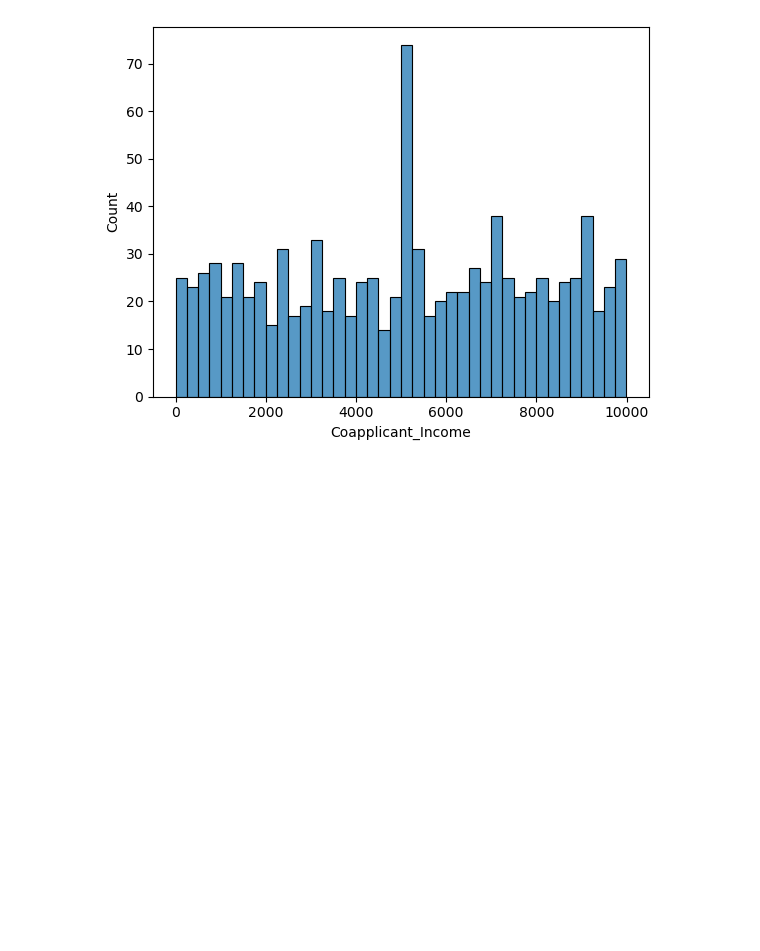
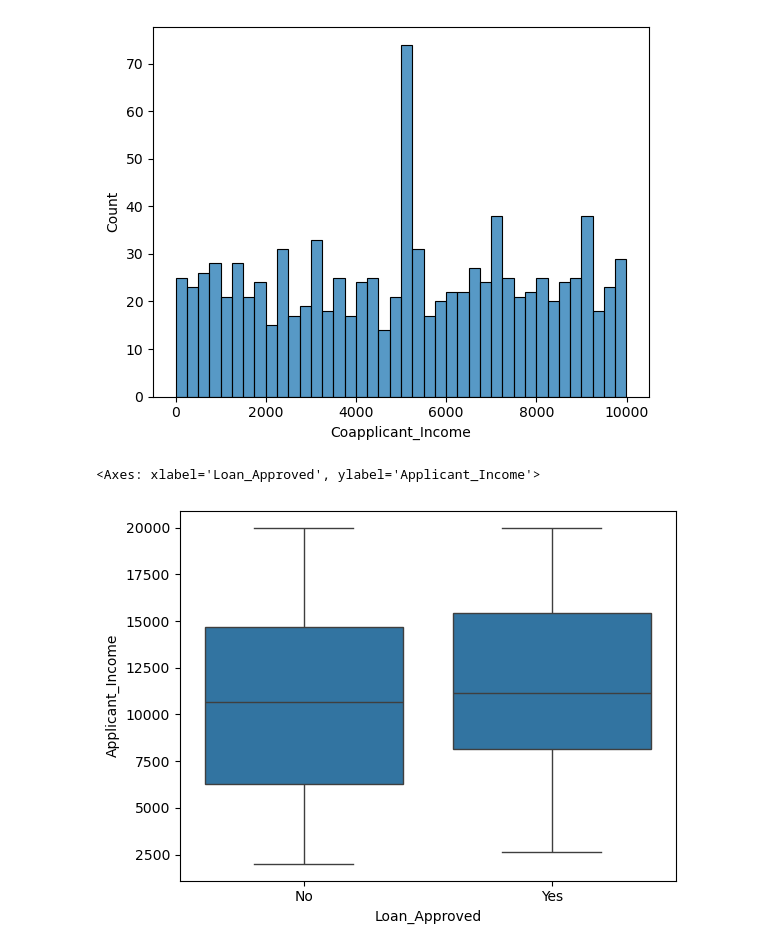
Before and after one commit to harikrishna12-ctrl/MY_ML_PROJECTS, a Jupyter notebook: loan_approvel_project.ipynb, the cells around one changed output. Cells and saved outputs as stored; diff of their text form; code cells hidden in the pictures; blank space fills up the shorter version.

```diff
--- a/loan_approvel_project.ipynb
+++ b/loan_approvel_project.ipynb
@@ -225,8 +225,11 @@ sns.histplot(
 # %%
 #now we can analyze a outliers  using boxplot
 
 sns.boxplot(
     data =df2,
     x ="Loan_Approved",
-    y = ""
+    y = "Applicant_Income"
 )
+# %% [output]
+<Axes: xlabel='Loan_Approved', ylabel='Applicant_Income'>
+[figure, added]
```
Also changed, not shown: parts of 2 cells of this notebook, 2 other files.
